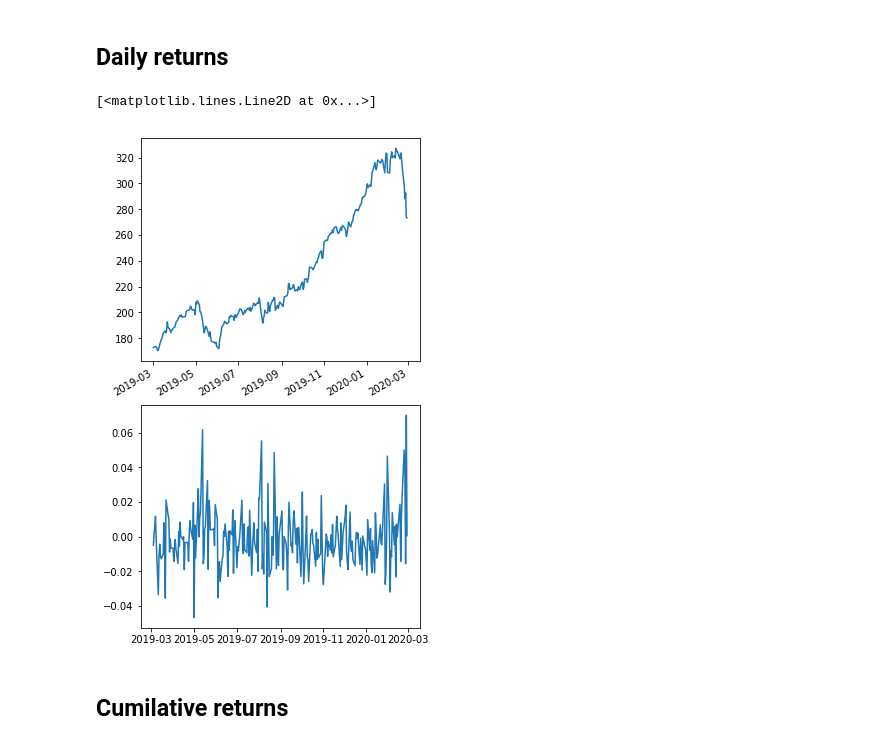
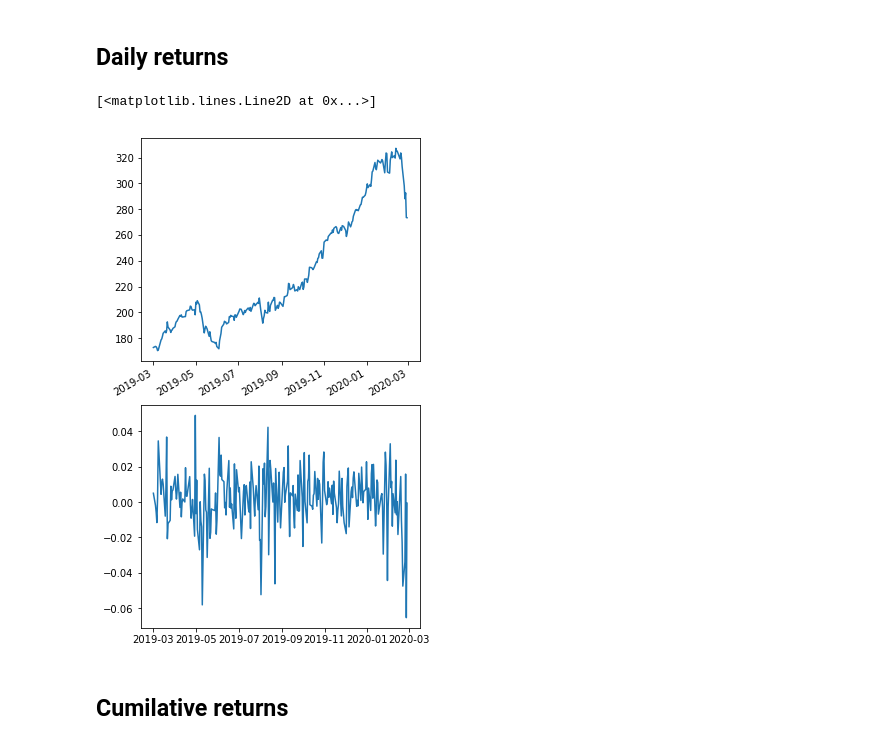
Before and after one commit to rickwierenga/udacity-ml-for-trading, a Jupyter notebook: 4-Statistical-analysis-of-time-series.ipynb, the cells around one changed output. Saved outputs shown, nothing was run; the diff lists cells and outputs as text; code cells hidden in the pictures.

```diff
--- a/4-Statistical-analysis-of-time-series.ipynb
+++ b/4-Statistical-analysis-of-time-series.ipynb
@@ -73,14 +73,15 @@ legend()
 # %%
 figsize(5, 10)
 
 subplot(2, 1, 1)
 df['AAPL'].plot()
 
 subplot(2, 1, 2)
-plot(df['AAPL'][:-1].values / df['AAPL'][1:] - 1)
+daily_rets = df['AAPL'].shift(-1) / df['AAPL'] - 1
+plot(daily_rets)
 # %% [output]
 [<matplotlib.lines.Line2D at 0x...>]
-[figure, old version]
+[figure, new version]
 # %% [markdown]
 ## Cumilative returns
 # %%
```
Also changed, not shown: 3 other files.
